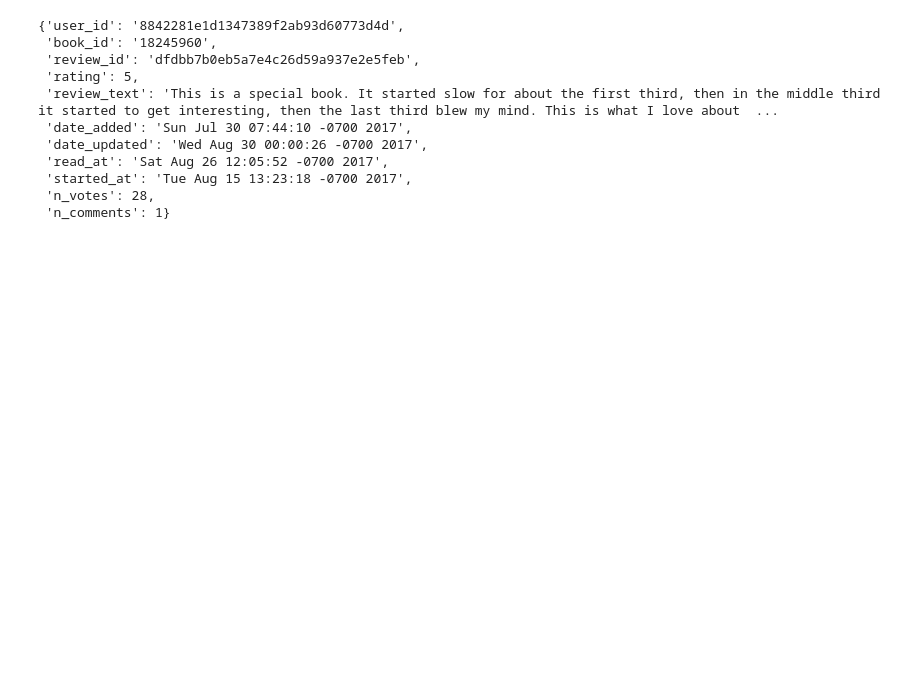
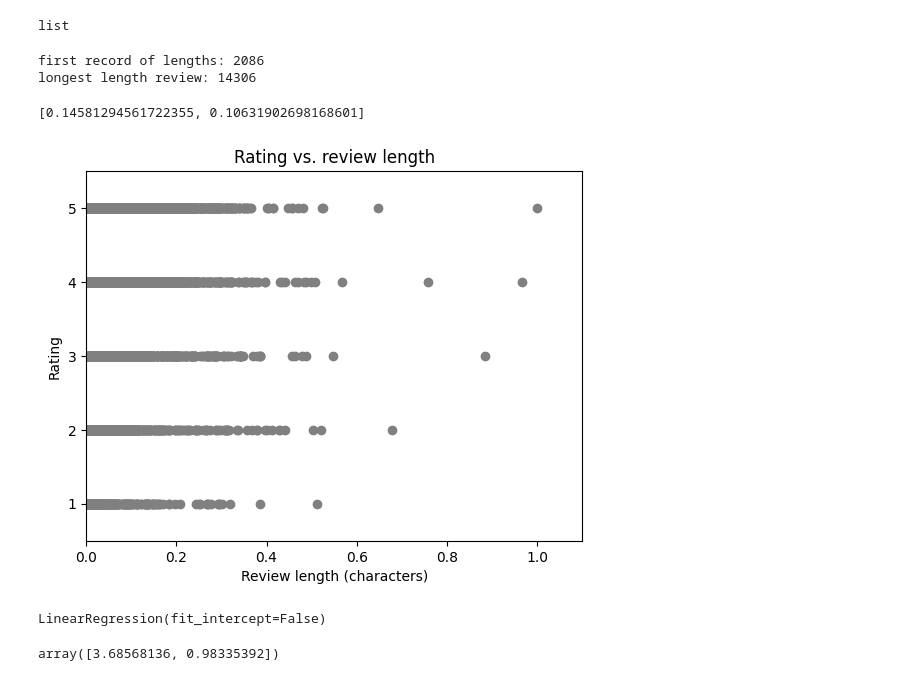
Before and after one commit to MattZid/DSC_258, a Jupyter notebook: HW1_MZ.ipynb, the cells around one changed output. Drawn from its saved outputs; the diff is of its cells as text; code cells hidden in the pictures; blank space fills up the shorter version.

```diff
--- a/HW1_MZ.ipynb
+++ b/HW1_MZ.ipynb
@@ -16,17 +18,31 @@ f = gzip.open(root + "/fantasy_10000.json.gz")
 dataset = []
 for l in f:
     dataset.append(json.loads(l))
-# %%
-dataset[0]
-# %% [output]
-{'user_id': '8842281e1d1347389f2ab93d60773d4d',
- 'book_id': '18245960',
- 'review_id': 'dfdbb7b0eb5a7e4c26d59a937e2e5feb',
- 'rating': 5,
- 'review_text': 'This is a special book. It started slow for about the first third, then in the middle third it started to get interesting, then the last third blew my mind. This is what I love about  ...
- 'date_added': 'Sun Jul 30 07:44:10 -0700 2017',
- 'date_updated': 'Wed Aug 30 00:00:26 -0700 2017',
- 'read_at': 'Sat Aug 26 12:05:52 -0700 2017',
- 'started_at': 'Tue Aug 15 13:23:18 -0700 2017',
- 'n_votes': 28,
- 'n_comments': 1}
+# %%
+ratings = [d['rating'] for d in dataset]
+lengths = [len(d['review_text']) for d in dataset]
+# %%
+type(lengths)
+# %% [output]
+list
+# %%
+print("first record of lengths: "+  str(lengths[0]))
+print("longest length review: " +  str(max(lengths)))
+# %% [output]
+first record of lengths: 2086
+longest length review: 14306
+# %%
+lengths_norm = [word/max(lengths) for word in lengths]
+lengths_norm[0:2]
+# %% [output]
+[0.14581294561722355, 0.10631902698168601]
+# %%
+plt.scatter(lengths_norm, ratings, color='grey')
+plt.xlim(0, 1.1)
+plt.ylim(0.5, 5.5)
+plt.xlabel("Review length (characters)")
+plt.ylabel("Rating")
+plt.title("Rating vs. review length")
+plt.show()
+# %% [output]
+[figure, added]
@@ -32,0 +52,10 @@ dataset[0]
+# %%
+model = sk.linear_model.LinearRegression(fit_intercept=False)
+model.fit(X_norm, y)
+# %% [output]
+LinearRegression(fit_intercept=False)
+# %%
+theta = model.coef_
+theta
+# %% [output]
+array([3.68568136, 0.98335392])
```
Also changed, not shown: parts of 15 cells of this notebook.
